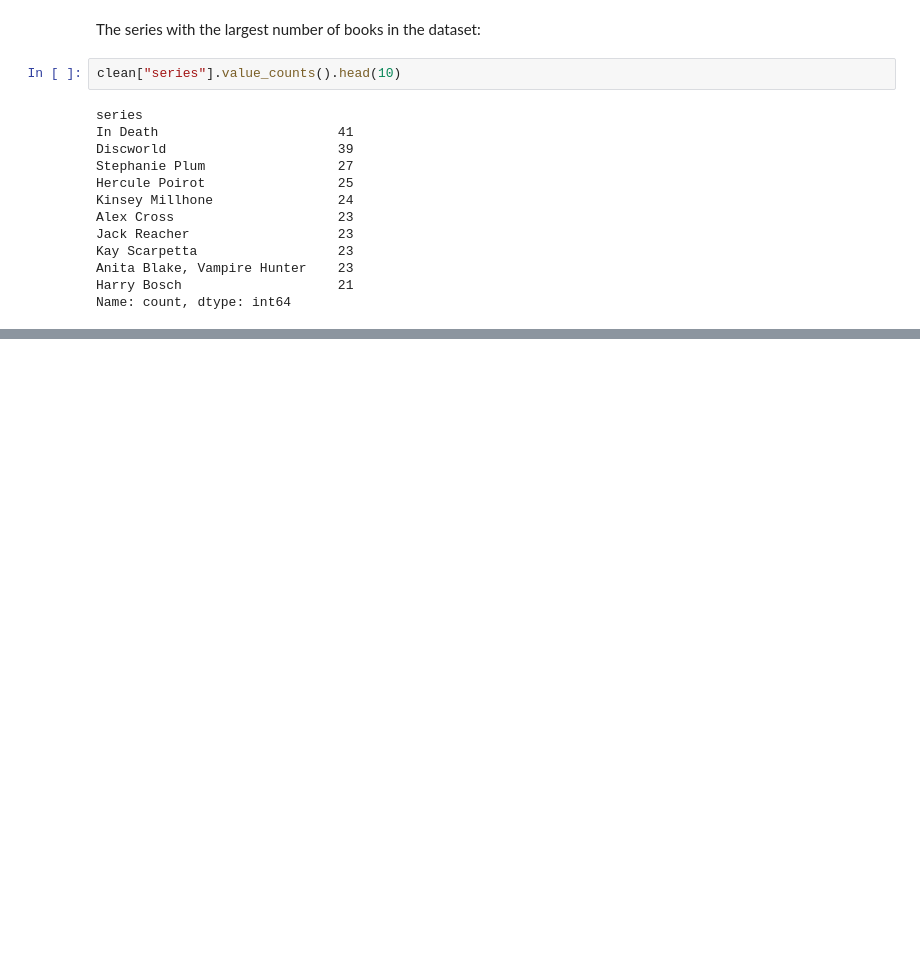
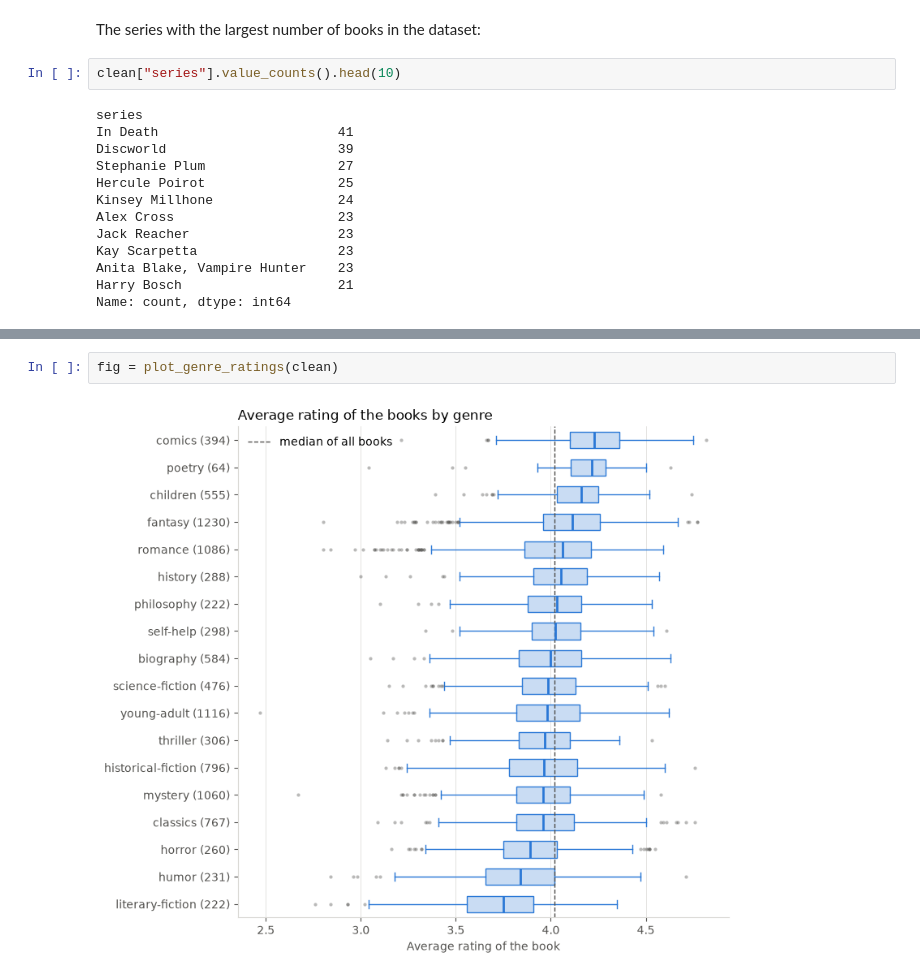
Before and after one commit to mbeyzademirkubuz/book-ratings-insights, a Jupyter notebook: notebooks/walkthrough.ipynb, the cells around one changed output, grey strips where cells are left out. Saved outputs shown, nothing was run; the diff lists cells and outputs as text; blank space fills up the shorter version.

Commit message:
Add genre section to the notebook

```diff
--- a/notebooks/walkthrough.ipynb
+++ b/notebooks/walkthrough.ipynb
@@ -225,0 +264,4 @@ Name: count, dtype: int64
+# %%
+fig = plot_genre_ratings(clean)
+# %% [output]
+[figure, added]
```
Also changed, not shown: parts of 7 cells of this notebook.
